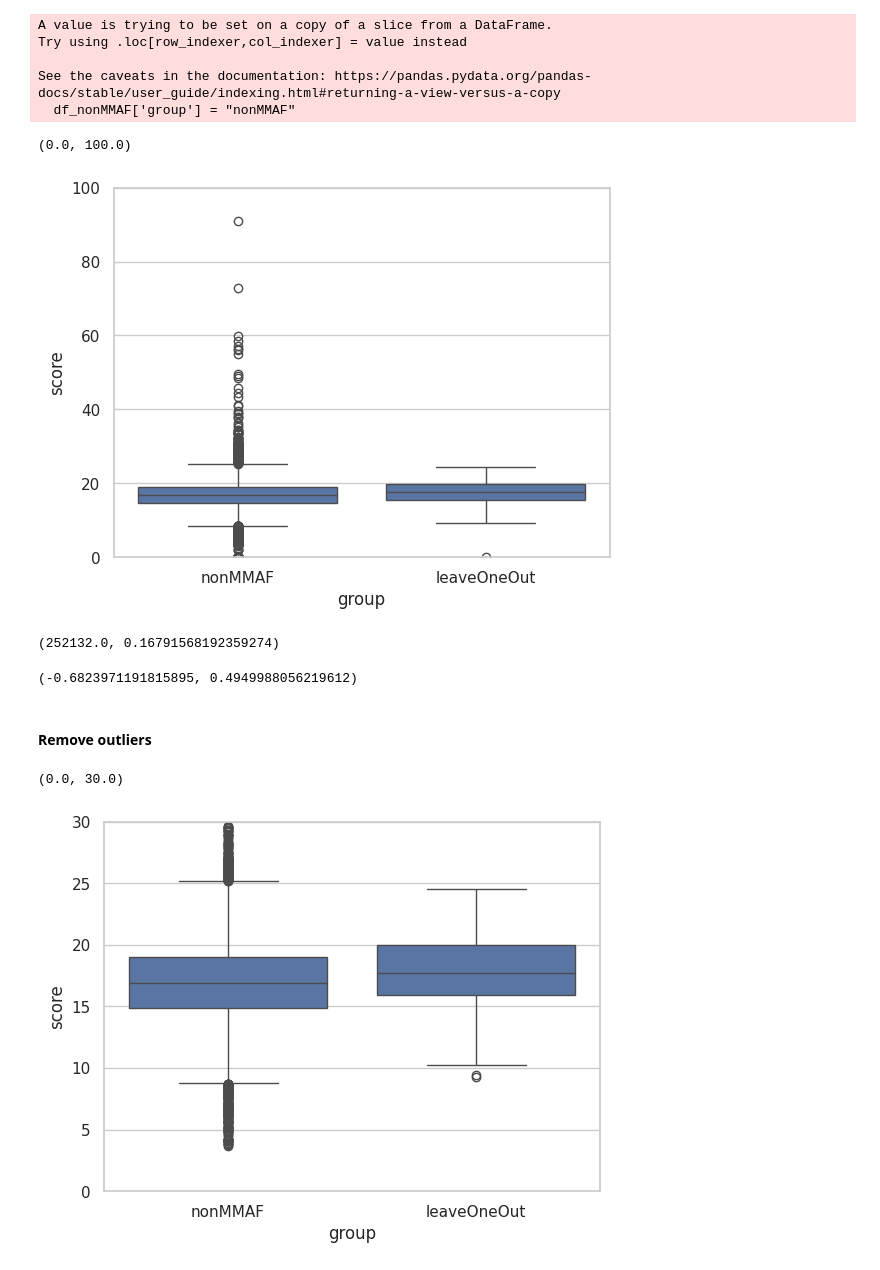
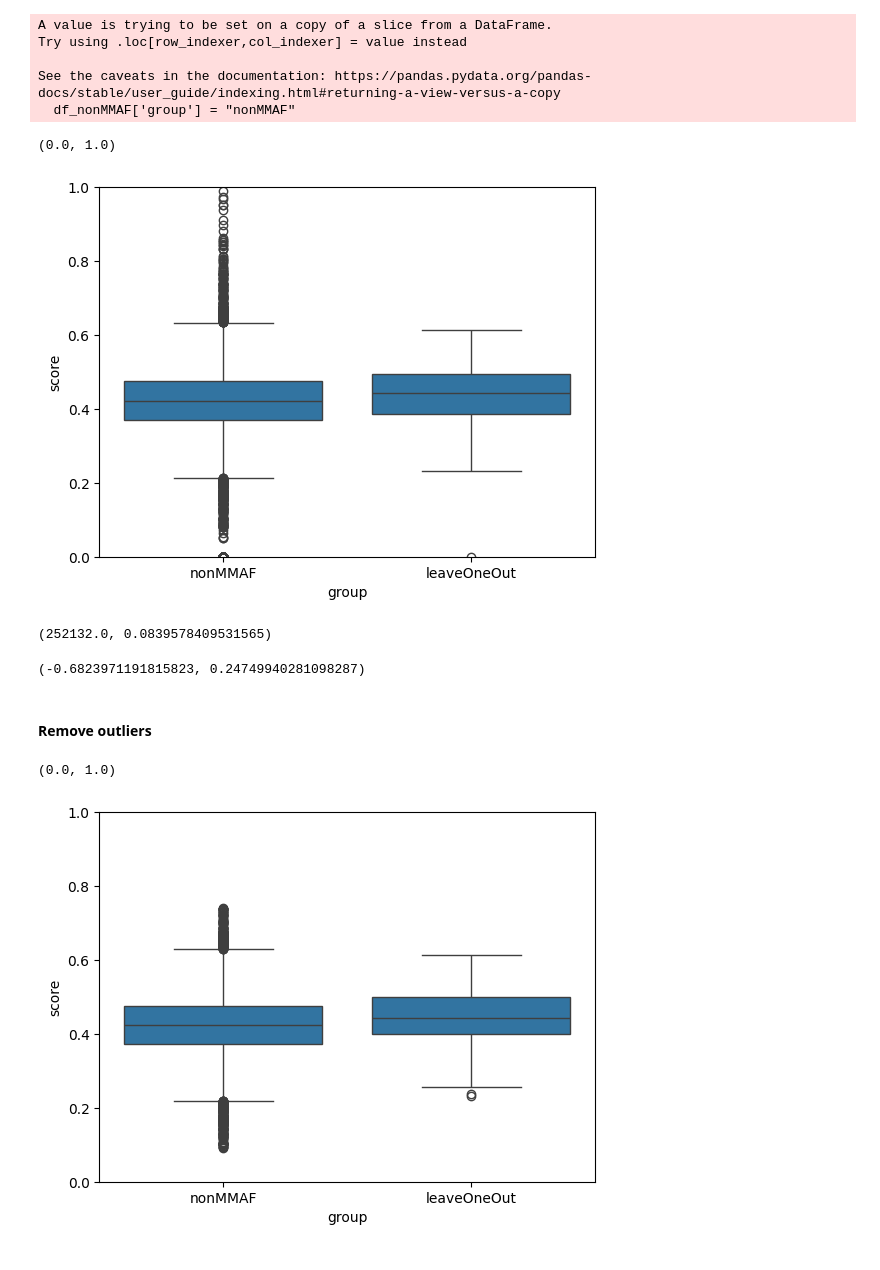
Before and after one commit to jjjk123/grexome-TIMC-Secondary-interactome, a Jupyter notebook: Interactome/test_newCentrality20240213.ipynb, the cells around one changed output. Drawn from its saved outputs; the diff is of its cells as text; code cells hidden in the pictures.

Commit message:
upd test_newCentrality20240213.ipynb statistical tests to alternative=less

```diff
--- a/Interactome/test_newCentrality20240213.ipynb
+++ b/Interactome/test_newCentrality20240213.ipynb
@@ -134,7 +134,7 @@ for d in range(1, 5):
 
     norm_factors += (1 / (alpha * len(G.nodes())) * alpha ** d) * np.sum(A, axis=1)
 
-scores_normalized = np.squeeze(scores / norm_factors)
+scores_normalized = np.squeeze(scores / norm_factors) / len(candidates_MMAF)
 
 dict_scores = dict(zip(G.nodes(), scores_normalized))
 
@@ -329,7 +329,7 @@ for d in range(1, 5):
 
     norm_factors += (1 / (alpha * len(G.nodes())) * alpha ** d) * np.sum(A, axis=1)
 
-scores_normalized = np.squeeze(scores / norm_factors)
+scores_normalized = np.squeeze(scores / norm_factors) / len(candidates_MMAF)
 
 dict_scores = dict(zip(G.nodes(), scores_normalized))
 
@@ -478,7 +478,7 @@ def calculate_newCentrality(candidate):
 
         norm_factors += (1 / (alpha * len(G.nodes())) * alpha ** d) * np.sum(A, axis=1)
 
-    scores_normalized = np.squeeze(scores / norm_factors)
+    scores_normalized = np.squeeze(scores / norm_factors) / len(candidates_MMAF)
 
     dict_scores = dict(zip(G.nodes(), scores_normalized))
 
@@ -586,28 +586,28 @@ See the caveats in the documentation: https://pandas.pydata.org/pandas-docs/stab
 # %%
 # plot scores of new candidates
 sns.boxplot(data=df_compare, x='group', y='score')
-plt.ylim(0, 100)
+plt.ylim(0, 1)
 # %% [output]
-(0.0, 100.0)
+(0.0, 1.0)
-[figure, old version]
+[figure, new version]
 # %%
 # Mann-Whitney statistical test
 
 from scipy.stats import mannwhitneyu
 
-stat, p_value = mannwhitneyu(df_nonMMAF['score'].values, df_leaveOneOut['score'].values)
+stat, p_value = mannwhitneyu(df_nonMMAF['score'].values, df_leaveOneOut['score'].values, alternative='less')
 stat, p_value
 # %% [output]
-(252132.0, 0.16791568192359274)
+(252132.0, 0.0839578409531565)
 # %%
 # t-student statistical test
 
 from scipy.stats import ttest_ind
 
-stat, p_value = ttest_ind(df_nonMMAF['score'].values, df_leaveOneOut['score'].values)
+stat, p_value = ttest_ind(df_nonMMAF['score'].values, df_leaveOneOut['score'].values, alternative='less')
 stat, p_value
 # %% [output]
-(-0.6823971191815895, 0.4949988056219612)
+(-0.6823971191815823, 0.24749940281098287)
 # %% [markdown]
 #### Remove outliers
 # %%
@@ -647,10 +647,10 @@ df_compare_no_outliers = pd.concat([df_nonMMAF_no_outliers, df_leaveOneOut_no_ou
 # %%
 # plot scores of new candidates
 sns.boxplot(data=df_compare_no_outliers, x='group', y='score')
-plt.ylim(0, 30)
+plt.ylim(0, 1)
 # %% [output]
-(0.0, 30.0)
+(0.0, 1.0)
-[figure, old version]
+[figure, new version]
 # %%
 # Mann-Whitney statistical test without outliers
 
```
Also changed, not shown: parts of 15 cells of this notebook.
